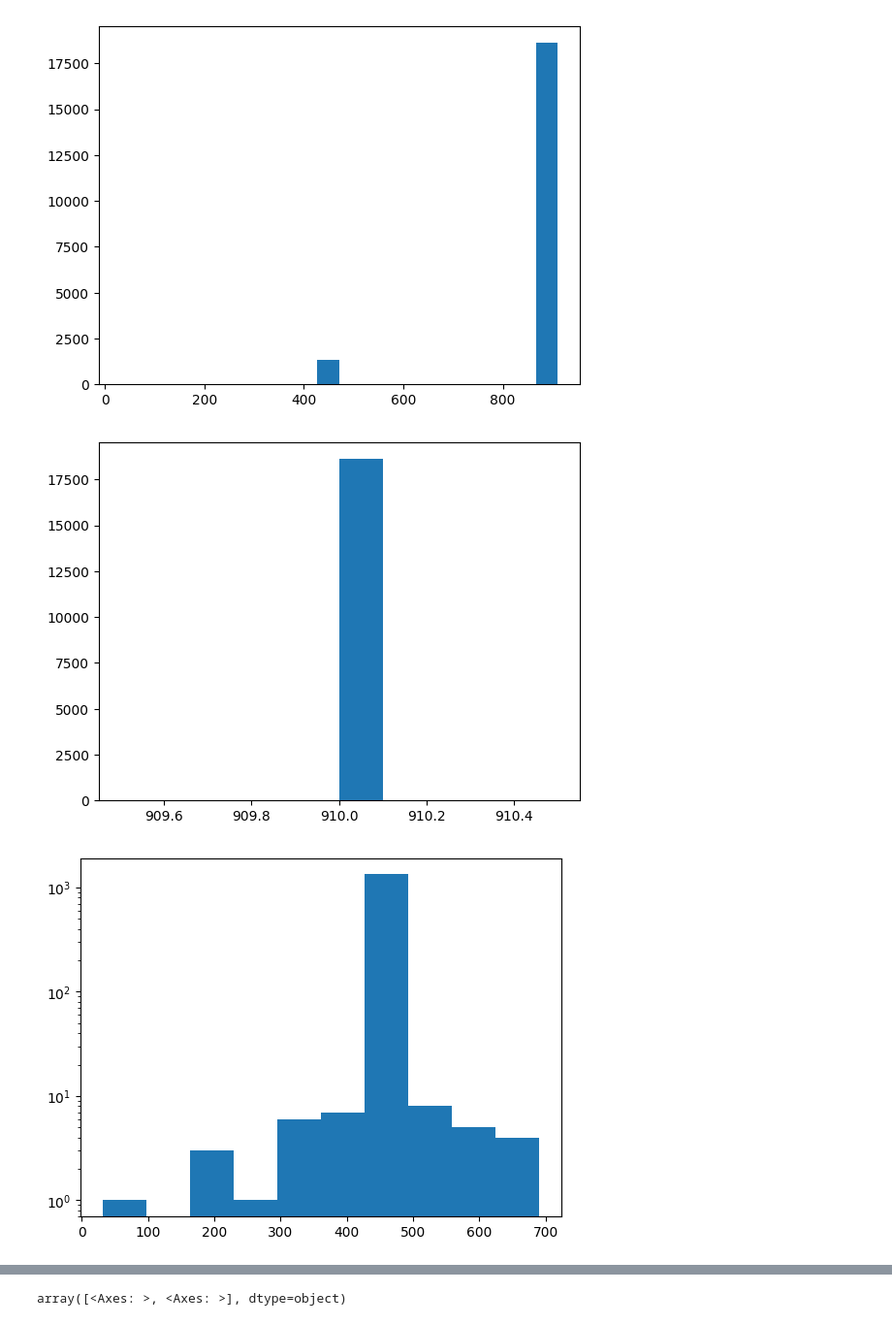
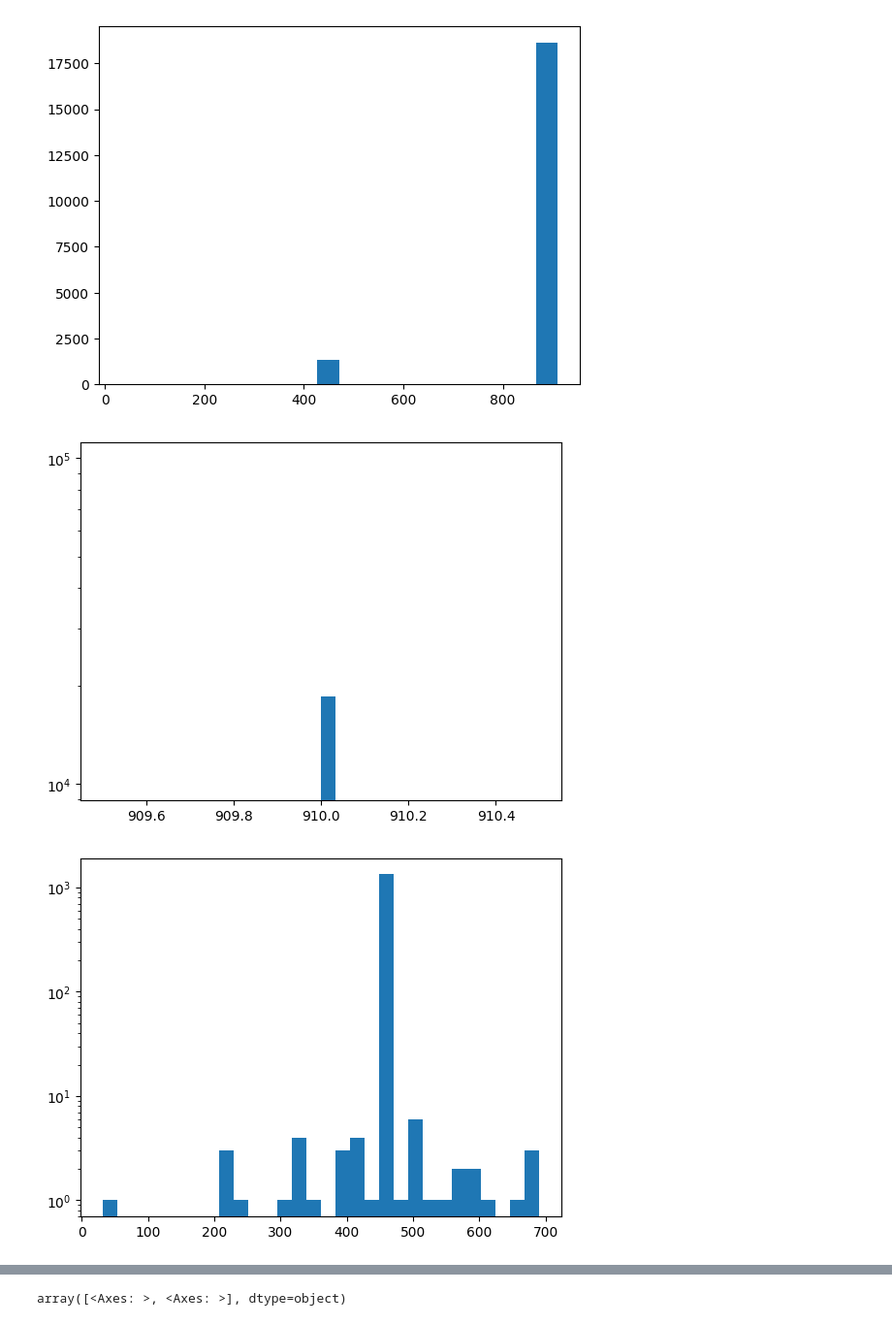
Before and after one commit to ebtrac/pp1_data_processing, a Jupyter notebook: pp1_dac_data_decoding.ipynb, the cells around one changed output, grey strips where cells are left out. Shown at 97% size. Drawn from its saved outputs; the diff is of its cells as text; code cells hidden in the pictures.

```diff
--- a/pp1_dac_data_decoding.ipynb
+++ b/pp1_dac_data_decoding.ipynb
@@ -82,16 +82,17 @@ plt.show()
 # %% [output]
 [figure]
 # %%
-long_scanlines = [x for x in scanline_lengths if x > 700]
-short_scanlines = [x for x in scanline_lengths if x < 700]
-nbin = 10
+long_scanlines = [x for x in scanline_lengths if x > 900]
+short_scanlines = [x for x in scanline_lengths if x < 900]
+nbin = 30
 plt.hist(long_scanlines,bins=nbin)
+plt.yscale('log')
 plt.show()
 plt.hist(short_scanlines,bins=nbin)
 plt.yscale('log')
 plt.show()
 # %% [output]
-[figure, old version]
+[figure, new version]
-[figure, old version]
+[figure, new version]
 # %%
 for i in range(len(scanlines)):
```
Also changed, not shown: parts of 12 cells of this notebook.
